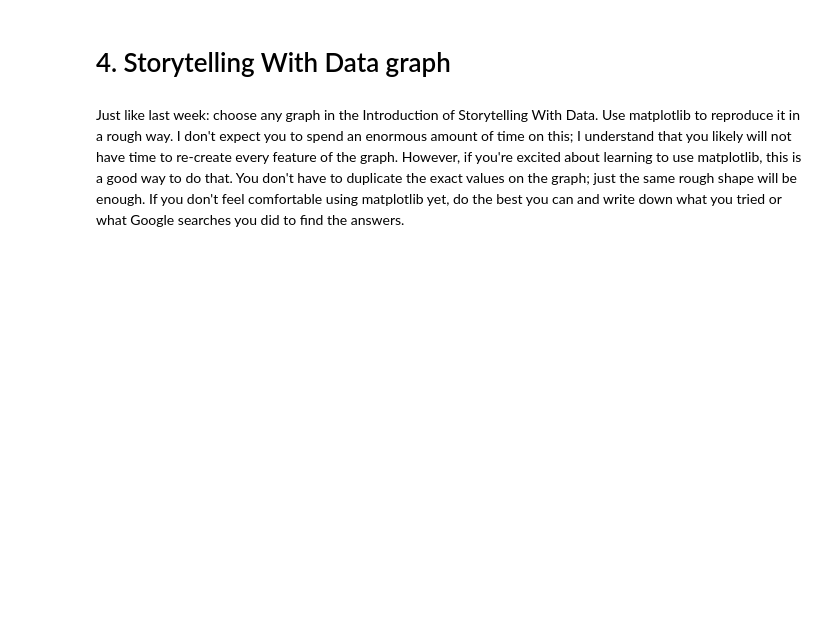
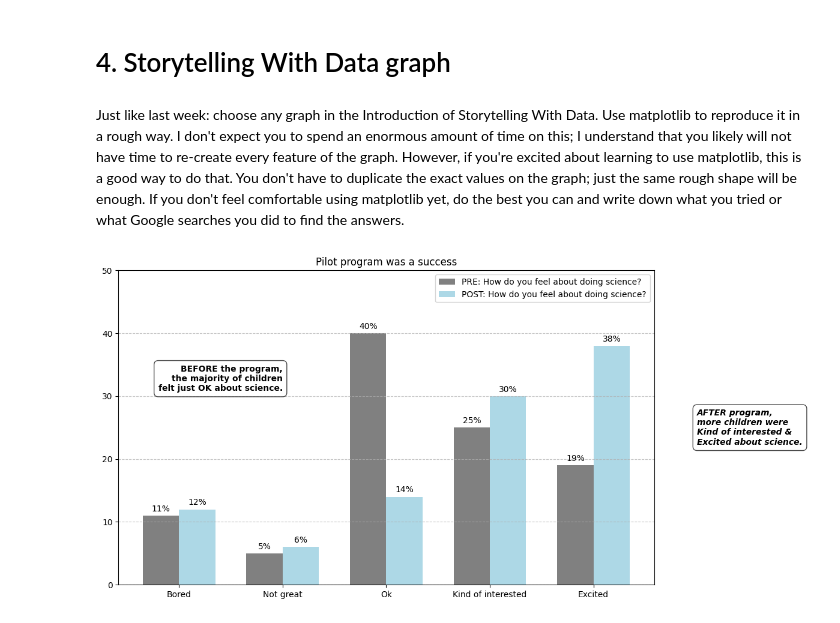
Before and after one commit to reynolkb-bu/bu-cds-dx699-2025-summer, a Jupyter notebook: notebooks/week-2/OMDS-ModB2-Week2-Reynolds-Kyle.ipynb, the cells around one changed output. Drawn from its saved outputs; the diff is of its cells as text; code cells hidden in the pictures; blank space fills up the shorter version.

```diff
--- a/notebooks/week-2/OMDS-ModB2-Week2-Reynolds-Kyle.ipynb
+++ b/notebooks/week-2/OMDS-ModB2-Week2-Reynolds-Kyle.ipynb
@@ -386,3 +386,54 @@ This week, you will do the same types of exercises as last week, but you should
 # 4. Storytelling With Data graph
 # %% [markdown]
 Just like last week: choose any graph in the Introduction of Storytelling With Data. Use matplotlib to reproduce it in a rough way. I don't expect you to spend an enormous amount of time on this; I understand that you likely will not have time to re-create every feature of the graph. However, if you're excited about learning to use matplotlib, this is a good way to do that. You don't have to duplicate the exact values on the graph; just the same rough shape will be enough.  If you don't feel comfortable using matplotlib yet, do the best you can and write down what you tried or what Google searches you did to find the answers.
+# %%
+# FIGURE 0.5
+
+import matplotlib.pyplot as plt
+
+categories = ['Bored', 'Not great', 'Ok', 'Kind of interested', 'Excited']
+pre_values = [11, 5, 40, 25, 19]
+post_values = [12, 6, 14, 30, 38]
+
+fig, ax = plt.subplots(figsize=(12, 6))
+x = range(len(categories))
+width = 0.35
+
+rects1 = ax.bar([i - width/2 for i in x], pre_values, width, label='PRE: How do you feel about doing science?', color='grey')
+rects2 = ax.bar([i + width/2 for i in x], post_values, width, label='POST: How do you feel about doing science?', color='lightblue')
+
+for i, rect in enumerate(rects1):
+    height = rect.get_height()
+    ax.annotate(f'{pre_values[i]}%',
+                xy=(rect.get_x() + rect.get_width()/2, height),
+                xytext=(0, 3),
+                textcoords="offset points",
+                ha='center', va='bottom')
+
+for i, rect in enumerate(rects2):
+    height = rect.get_height()
+    ax.annotate(f'{post_values[i]}%',
+                xy=(rect.get_x() + rect.get_width()/2, height),
+                xytext=(0, 3),
+                textcoords="offset points",
+                ha='center', va='bottom')
+
+ax.set_title('Pilot program was a success')
+ax.set_xticks(x)
+ax.set_xticklabels(categories)
+ax.legend()
+ax.set_ylim(0, 50)
+ax.grid(True, axis='y', linestyle='--', alpha=0.7)
+
+ax.text(1.0, 35, "BEFORE the program,\nthe majority of children\nfelt just OK about science.",
+        fontsize=10, ha='right', va='top', weight='bold',
+        bbox=dict(facecolor='white', alpha=0.7, boxstyle='round,pad=0.5'))
+
+ax.text(5.0, 25, "AFTER program,\nmore children were\nKind of interested &\nExcited about science.",
+        fontsize=10, ha='left', va='center', weight='bold', style='italic',
+        bbox=dict(facecolor='white', alpha=0.7, boxstyle='round,pad=0.5'))
+
+fig.tight_layout()
+plt.show()
+# %% [output]
+[figure, added]
```
Also changed, not shown: 1 other file.
